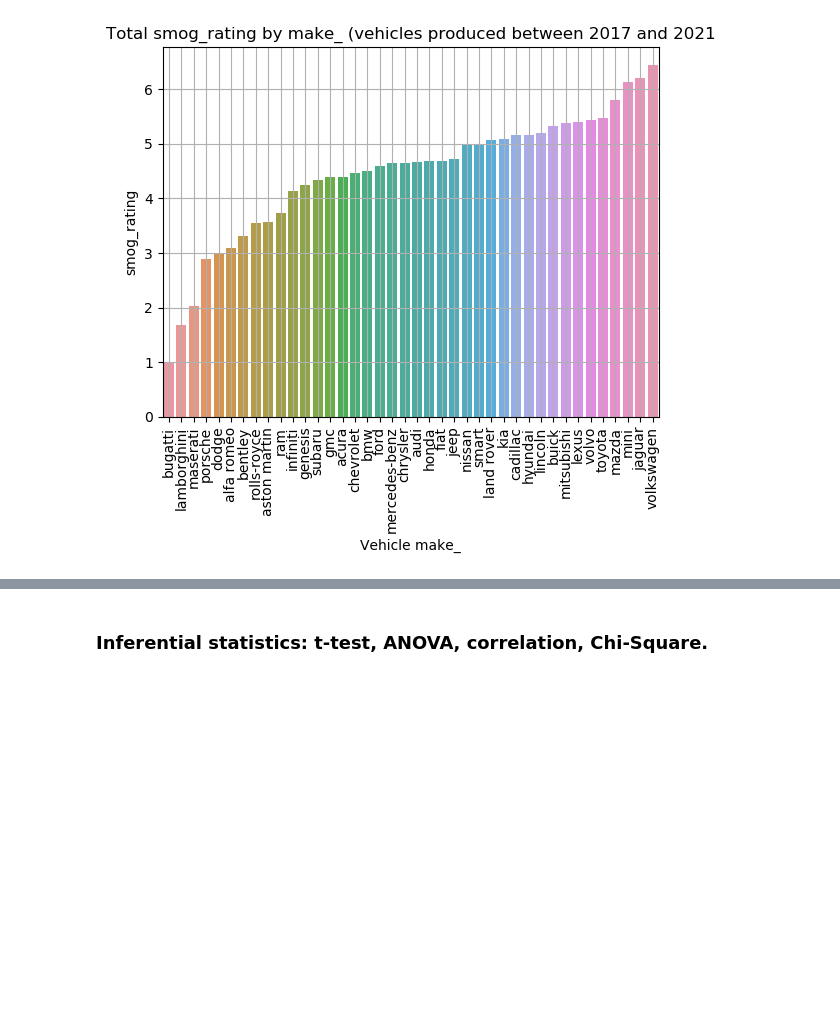
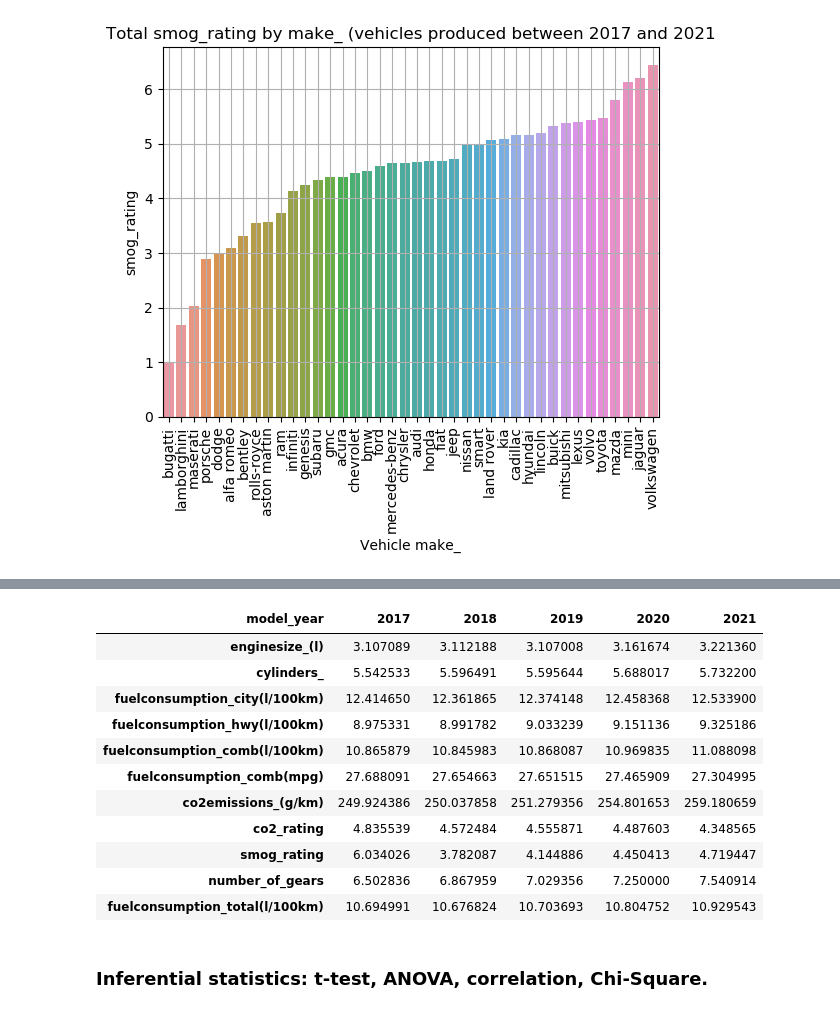
Before and after one commit to lfunderburk/machine-learning-capstone, a Jupyter notebook: notebooks/Research-paper-study.ipynb, the cells around one changed output, grey strips where cells are left out. Saved outputs shown, nothing was run; the diff lists cells and outputs as text; code cells hidden in the pictures; blank space fills up the shorter version.

```diff
--- a/notebooks/Research-paper-study.ipynb
+++ b/notebooks/Research-paper-study.ipynb
@@ -158,2 +237,17 @@ generate_total_bar_chart_by_trait(subset_copy, "make_", 'smog_rating')
+# %%
+subset_copy.groupby('model_year').mean().T
+# %% [output]
+| model_year | 2017 | 2018 | 2019 | 2020 | 2021 |
+| enginesize_(l) | 3.107089 | 3.112188 | 3.107008 | 3.161674 | 3.221360 |
+| cylinders_ | 5.542533 | 5.596491 | 5.595644 | 5.688017 | 5.732200 |
+| fuelconsumption_city(l/100km) | 12.414650 | 12.361865 | 12.374148 | 12.458368 | 12.533900 |
+| fuelconsumption_hwy(l/100km) | 8.975331 | 8.991782 | 9.033239 | 9.151136 | 9.325186 |
+| fuelconsumption_comb(l/100km) | 10.865879 | 10.845983 | 10.868087 | 10.969835 | 11.088098 |
+| fuelconsumption_comb(mpg) | 27.688091 | 27.654663 | 27.651515 | 27.465909 | 27.304995 |
+| co2emissions_(g/km) | 249.924386 | 250.037858 | 251.279356 | 254.801653 | 259.180659 |
+| co2_rating | 4.835539 | 4.572484 | 4.555871 | 4.487603 | 4.348565 |
+| smog_rating | 6.034026 | 3.782087 | 4.144886 | 4.450413 | 4.719447 |
+| number_of_gears | 6.502836 | 6.867959 | 7.029356 | 7.250000 | 7.540914 |
+| fuelconsumption_total(l/100km) | 10.694991 | 10.676824 | 10.703693 | 10.804752 | 10.929543 |
 # %% [markdown]
 ### Inferential statistics: t-test, ANOVA, correlation, Chi-Square.
```
Also changed, not shown: parts of 6 cells of this notebook.
